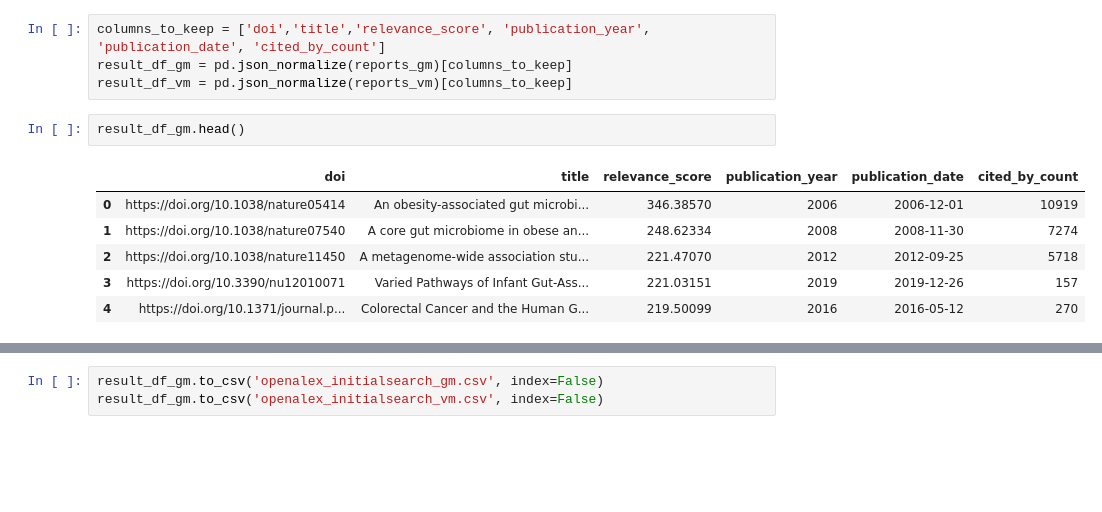
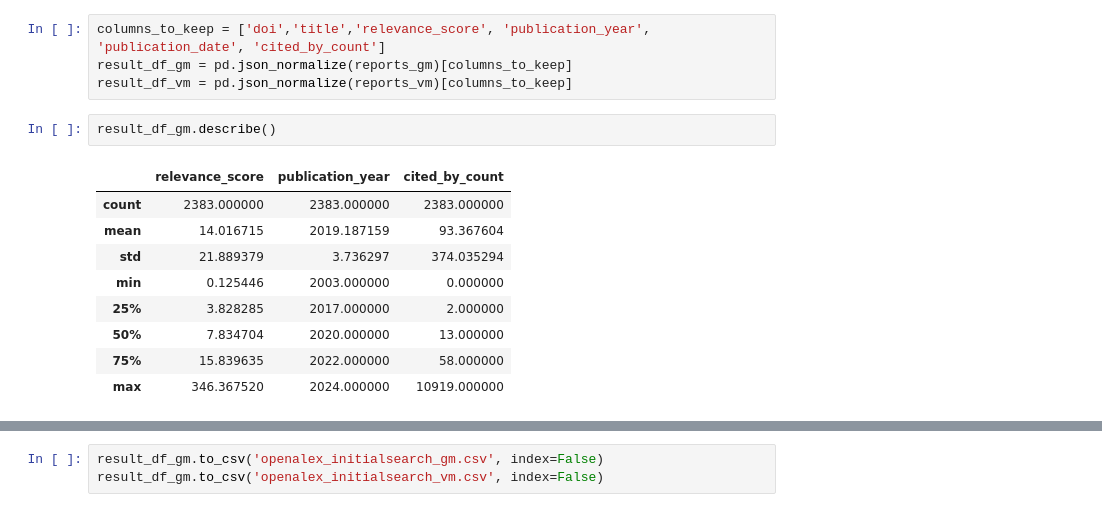
Before and after one commit to eisuke119/Research-Project, a Jupyter notebook: Dataset_OpenAlex/OpenAlexAPI.ipynb, the cells around one changed output, grey strips where cells are left out. Drawn from its saved outputs; the diff is of its cells as text; blank space fills up the shorter version.

```diff
--- a/Dataset_OpenAlex/OpenAlexAPI.ipynb
+++ b/Dataset_OpenAlex/OpenAlexAPI.ipynb
@@ -74,12 +74,15 @@ columns_to_keep = ['doi','title','relevance_score', 'publication_year', 'publica
 result_df_gm = pd.json_normalize(reports_gm)[columns_to_keep]
 result_df_vm = pd.json_normalize(reports_vm)[columns_to_keep]
 # %%
-result_df_gm.head()
+result_df_gm.describe()
 # %% [output]
-|  | doi | title | relevance_score | publication_year | publication_date | cited_by_count |
-| 0 | https://doi.org/10.1038/nature05414 | An obesity-associated gut microbi... | 346.38570 | 2006 | 2006-12-01 | 10919 |
-| 1 | https://doi.org/10.1038/nature07540 | A core gut microbiome in obese an... | 248.62334 | 2008 | 2008-11-30 | 7274 |
-| 2 | https://doi.org/10.1038/nature11450 | A metagenome-wide association stu... | 221.47070 | 2012 | 2012-09-25 | 5718 |
-| 3 | https://doi.org/10.3390/nu12010071 | Varied Pathways of Infant Gut-Ass... | 221.03151 | 2019 | 2019-12-26 | 157 |
-| 4 | https://doi.org/10.1371/journal.p... | Colorectal Cancer and the Human G... | 219.50099 | 2016 | 2016-05-12 | 270 |
+|  | relevance_score | publication_year | cited_by_count |
+| count | 2383.000000 | 2383.000000 | 2383.000000 |
+| mean | 14.016715 | 2019.187159 | 93.367604 |
+| std | 21.889379 | 3.736297 | 374.035294 |
+| min | 0.125446 | 2003.000000 | 0.000000 |
+| 25% | 3.828285 | 2017.000000 | 2.000000 |
+| 50% | 7.834704 | 2020.000000 | 13.000000 |
+| 75% | 15.839635 | 2022.000000 | 58.000000 |
+| max | 346.367520 | 2024.000000 | 10919.000000 |
 # %%
```
Also changed, not shown: parts of 12 cells of this notebook, 2 other files.
